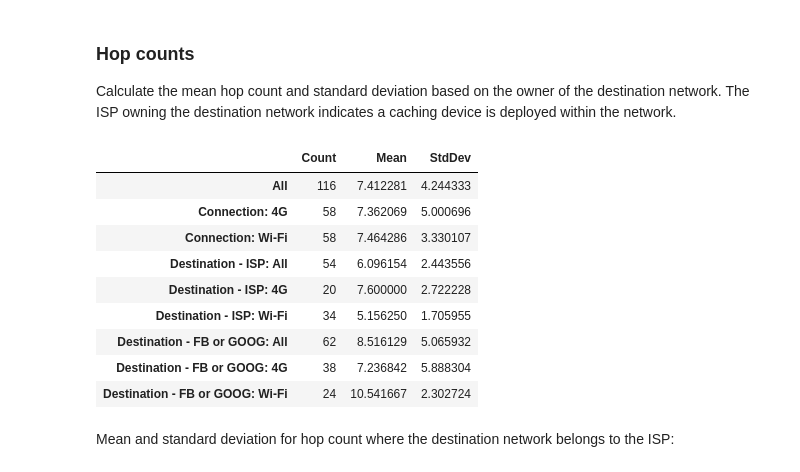
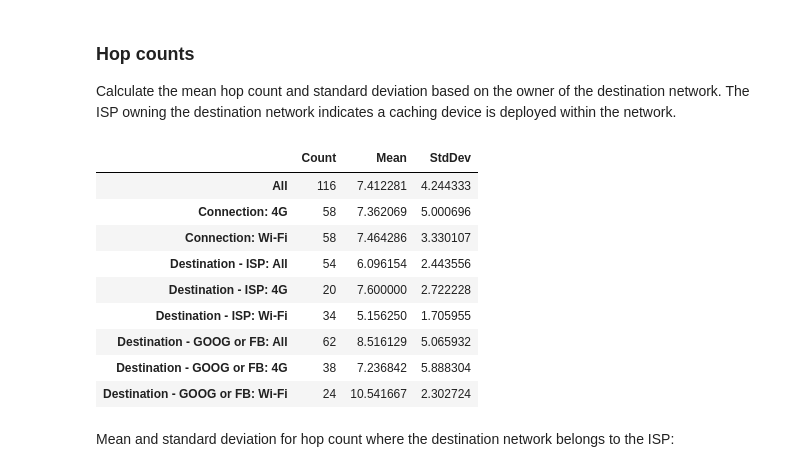
Before and after one commit to davidmytton/paper-video-streaming-network-energy, a Jupyter notebook: model/model.ipynb, the cells around one changed output. Saved outputs shown, nothing was run; the diff lists cells and outputs as text; code cells hidden in the pictures.

```diff
--- a/model/model.ipynb
+++ b/model/model.ipynb
@@ -285,52 +373,52 @@ Calculate the mean hop count and standard deviation based on the owner of the de
 # %%
 hopCounts = pd.DataFrame({
     'Count': {  # Count total number of samples
         'All': traceroutes['Participant City'].count(),
-        'Connection: 4G': traceroutes4G['Participant City'].count(),
-        'Connection: Wi-Fi': traceroutesWiFi['Participant City'].count(),
-        'Destination - ISP: All': traceroutesISPAll['Participant City'].count(),
-        'Destination - ISP: 4G': traceroutesISP4G['Participant City'].count(),
-        'Destination - ISP: Wi-Fi': traceroutesISPWiFi['Participant City'].count(),
-        'Destination - FB or GOOG: All': traceroutesFBGOOGAll['Participant City'].count(),
-        'Destination - FB or GOOG: 4G': traceroutesFBGOOG4G['Participant City'].count(),
-        'Destination - FB or GOOG: Wi-Fi': traceroutesFBGOOGWiFi['Participant City'].count(),
+        'Connection: 4G': traceroutes_4g['Participant City'].count(),
+        'Connection: Wi-Fi': traceroutes_wifi['Participant City'].count(),
+        'Destination - ISP: All': traceroutes_isp_all['Participant City'].count(),
+        'Destination - ISP: 4G': traceroutes_isp_4g['Participant City'].count(),
+        'Destination - ISP: Wi-Fi': traceroutes_isp_wifi['Participant City'].count(),
+        'Destination - GOOG or FB: All': traceroutes_googfb_all['Participant City'].count(),
+        'Destination - GOOG or FB: 4G': traceroutes_googfb_4g['Participant City'].count(),
+        'Destination - GOOG or FB: Wi-Fi': traceroutes_googfb_wifi['Participant City'].count(),
     },
     'Mean': {  #  Mean hop count, excluding anomalous results
         'All': traceroutes['Trace Hop Count'].mean(skipna=True),
-        'Connection: 4G': traceroutes4G['Trace Hop Count'].mean(skipna=True),
-        'Connection: Wi-Fi': traceroutesWiFi['Trace Hop Count'].mean(skipna=True),
-        'Destination - ISP: All': traceroutesISPAll['Trace Hop Count'].mean(skipna=True),
-        'Destination - ISP: 4G': traceroutesISP4G['Trace Hop Count'].mean(skipna=True),
-        'Destination - ISP: Wi-Fi': traceroutesISPWiFi['Trace Hop Count'].mean(skipna=True),
-        'Destination - FB or GOOG: All': traceroutesFBGOOGAll['Trace Hop Count'].mean(skipna=True),
-        'Destination - FB or GOOG: 4G': traceroutesFBGOOG4G['Trace Hop Count'].mean(skipna=True),
-        'Destination - FB or GOOG: Wi-Fi': traceroutesFBGOOGWiFi['Trace Hop Count'].mean(skipna=True),
+        'Connection: 4G': traceroutes_4g['Trace Hop Count'].mean(skipna=True),
+        'Connection: Wi-Fi': traceroutes_wifi['Trace Hop Count'].mean(skipna=True),
+        'Destination - ISP: All': traceroutes_isp_all['Trace Hop Count'].mean(skipna=True),
+        'Destination - ISP: 4G': traceroutes_isp_4g['Trace Hop Count'].mean(skipna=True),
+        'Destination - ISP: Wi-Fi': traceroutes_isp_wifi['Trace Hop Count'].mean(skipna=True),
+        'Destination - GOOG or FB: All': traceroutes_googfb_all['Trace Hop Count'].mean(skipna=True),
+        'Destination - GOOG or FB: 4G': traceroutes_googfb_4g['Trace Hop Count'].mean(skipna=True),
+        'Destination - GOOG or FB: Wi-Fi': traceroutes_googfb_wifi['Trace Hop Count'].mean(skipna=True),
     },
     'StdDev': {  #  Hop count standard deviation, excluding anomalous results
         'All': traceroutes['Trace Hop Count'].std(skipna=True),
-        'Connection: 4G': traceroutes4G['Trace Hop Count'].std(skipna=True),
-        'Connection: Wi-Fi': traceroutesWiFi['Trace Hop Count'].std(skipna=True),
-        'Destination - ISP: All': traceroutesISPAll['Trace Hop Count'].std(skipna=True),
-        'Destination - ISP: 4G': traceroutesISP4G['Trace Hop Count'].std(skipna=True),
-        'Destination - ISP: Wi-Fi': traceroutesISPWiFi['Trace Hop Count'].std(skipna=True),
-        'Destination - FB or GOOG: All': traceroutesFBGOOGAll['Trace Hop Count'].std(skipna=True),
-        'Destination - FB or GOOG: 4G': traceroutesFBGOOG4G['Trace Hop Count'].std(skipna=True),
-        'Destination - FB or GOOG: Wi-Fi': traceroutesFBGOOGWiFi['Trace Hop Count'].std(skipna=True),
+        'Connection: 4G': traceroutes_4g['Trace Hop Count'].std(skipna=True),
+        'Connection: Wi-Fi': traceroutes_wifi['Trace Hop Count'].std(skipna=True),
+        'Destination - ISP: All': traceroutes_isp_all['Trace Hop Count'].std(skipna=True),
+        'Destination - ISP: 4G': traceroutes_isp_4g['Trace Hop Count'].std(skipna=True),
+        'Destination - ISP: Wi-Fi': traceroutes_isp_wifi['Trace Hop Count'].std(skipna=True),
+        'Destination - GOOG or FB: All': traceroutes_googfb_all['Trace Hop Count'].std(skipna=True),
+        'Destination - GOOG or FB: 4G': traceroutes_googfb_4g['Trace Hop Count'].std(skipna=True),
+        'Destination - GOOG or FB: Wi-Fi': traceroutes_googfb_wifi['Trace Hop Count'].std(skipna=True),
     }
 })
 
 hopCounts
 # %% [output]
 |  | Count | Mean | StdDev |
 | All | 116 | 7.412281 | 4.244333 |
 | Connection: 4G | 58 | 7.362069 | 5.000696 |
 | Connection: Wi-Fi | 58 | 7.464286 | 3.330107 |
 | Destination - ISP: All | 54 | 6.096154 | 2.443556 |
 | Destination - ISP: 4G | 20 | 7.600000 | 2.722228 |
 | Destination - ISP: Wi-Fi | 34 | 5.156250 | 1.705955 |
-| Destination - FB or GOOG: All | 62 | 8.516129 | 5.065932 |
-| Destination - FB or GOOG: 4G | 38 | 7.236842 | 5.888304 |
-| Destination - FB or GOOG: Wi-Fi | 24 | 10.541667 | 2.302724 |
+| Destination - GOOG or FB: All | 62 | 8.516129 | 5.065932 |
+| Destination - GOOG or FB: 4G | 38 | 7.236842 | 5.888304 |
+| Destination - GOOG or FB: Wi-Fi | 24 | 10.541667 | 2.302724 |
 # %% [markdown]
 Mean and standard deviation for hop count where the destination network belongs to the ISP:
 # %%
```
Also changed, not shown: parts of 37 cells of this notebook, 1 other file.
